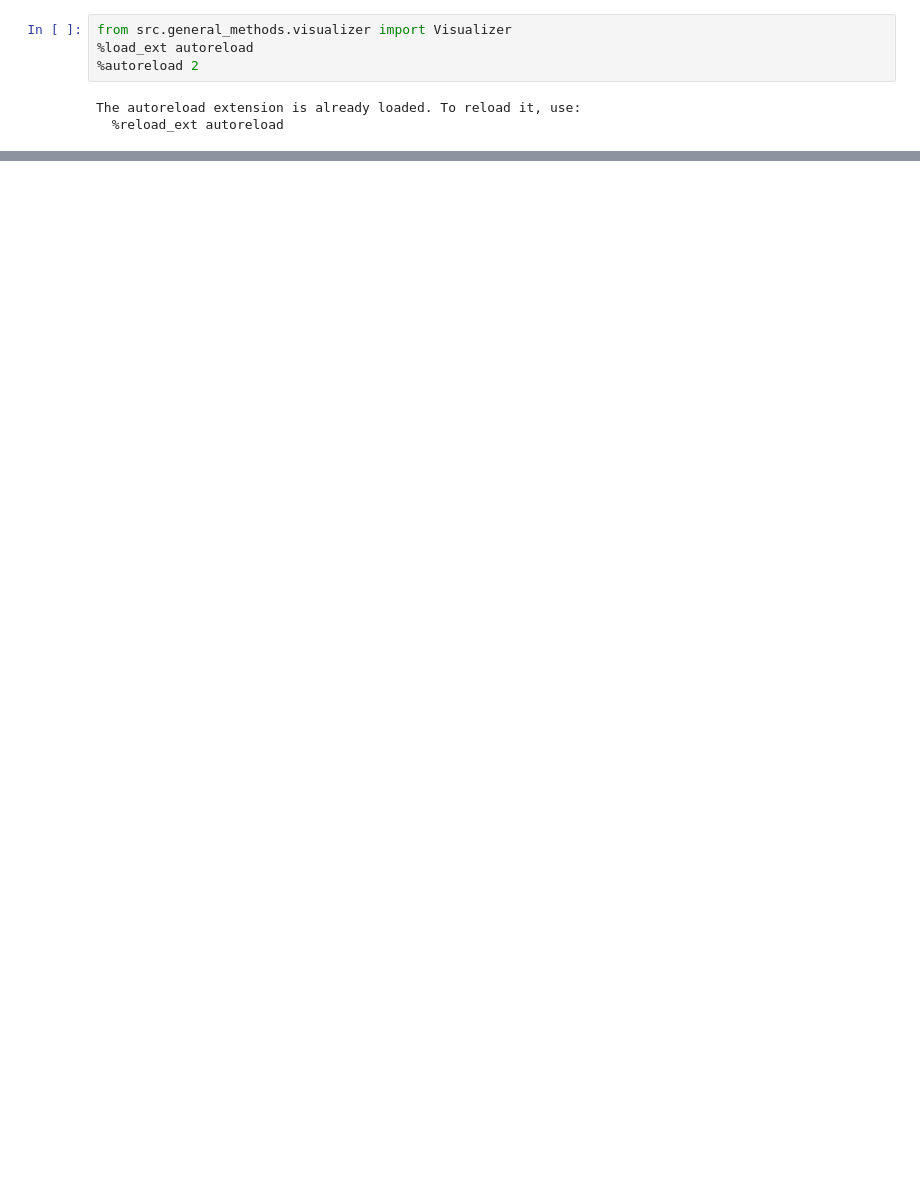
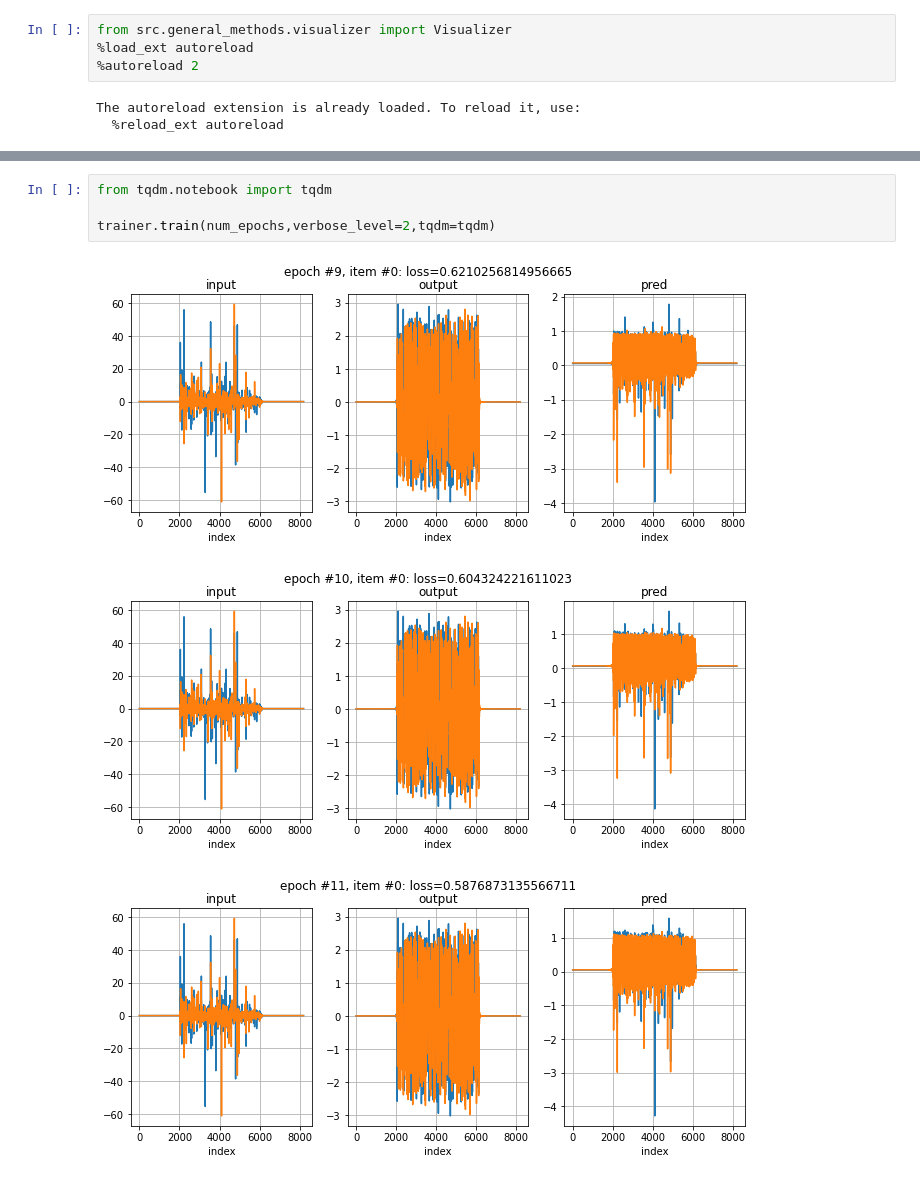
Before and after one commit to Yarden92/Thesis-code, a Jupyter notebook: apps/deep/model_tester.ipynb, the cells around one changed output, grey strips where cells are left out. Cells and saved outputs as stored; diff of their text form; blank space fills up the shorter version.

```diff
--- a/apps/deep/model_tester.ipynb
+++ b/apps/deep/model_tester.ipynb
@@ -44,0 +30,8 @@ for epoch in range(num_epochs):
+# %%
+from tqdm.notebook import tqdm
+
+trainer.train(num_epochs,verbose_level=2,tqdm=tqdm)
+# %% [output]
+[figure, added]
+[figure, added]
+[figure, added]
```
Also changed, not shown: parts of 7 cells of this notebook, 16 other files.
